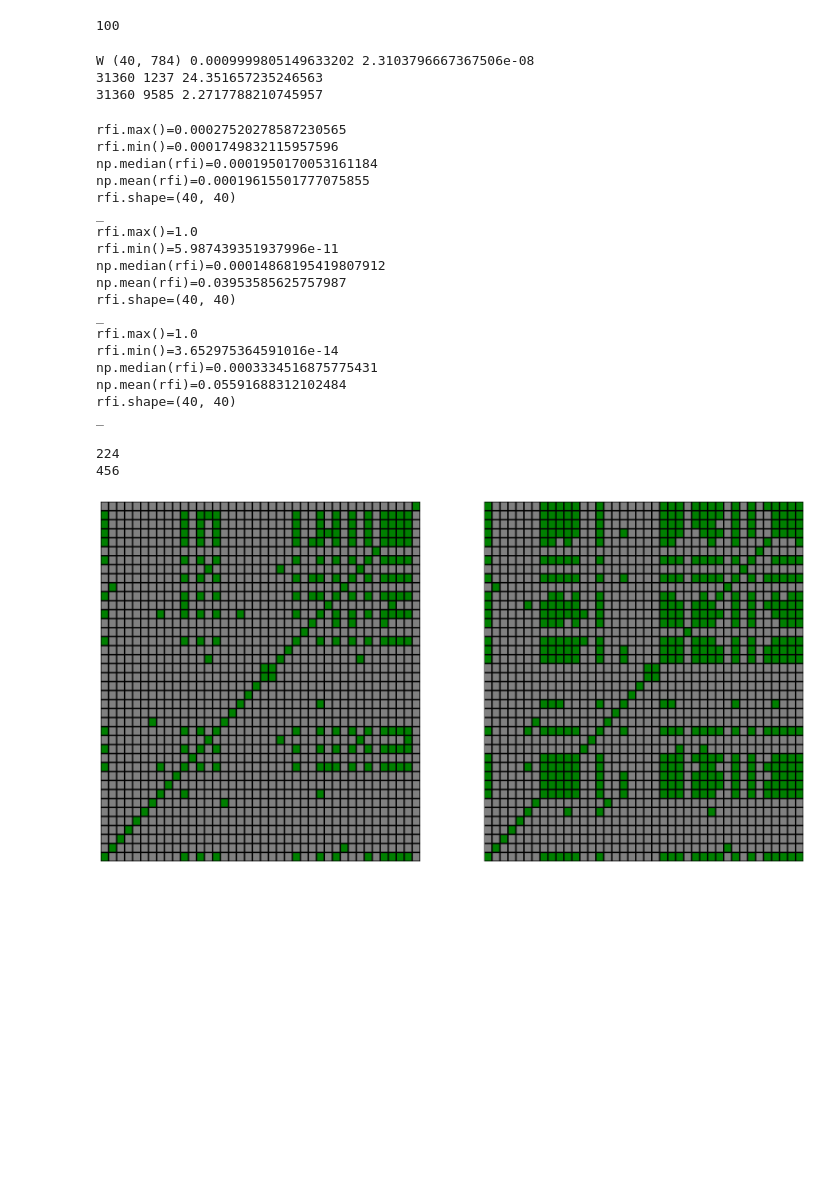
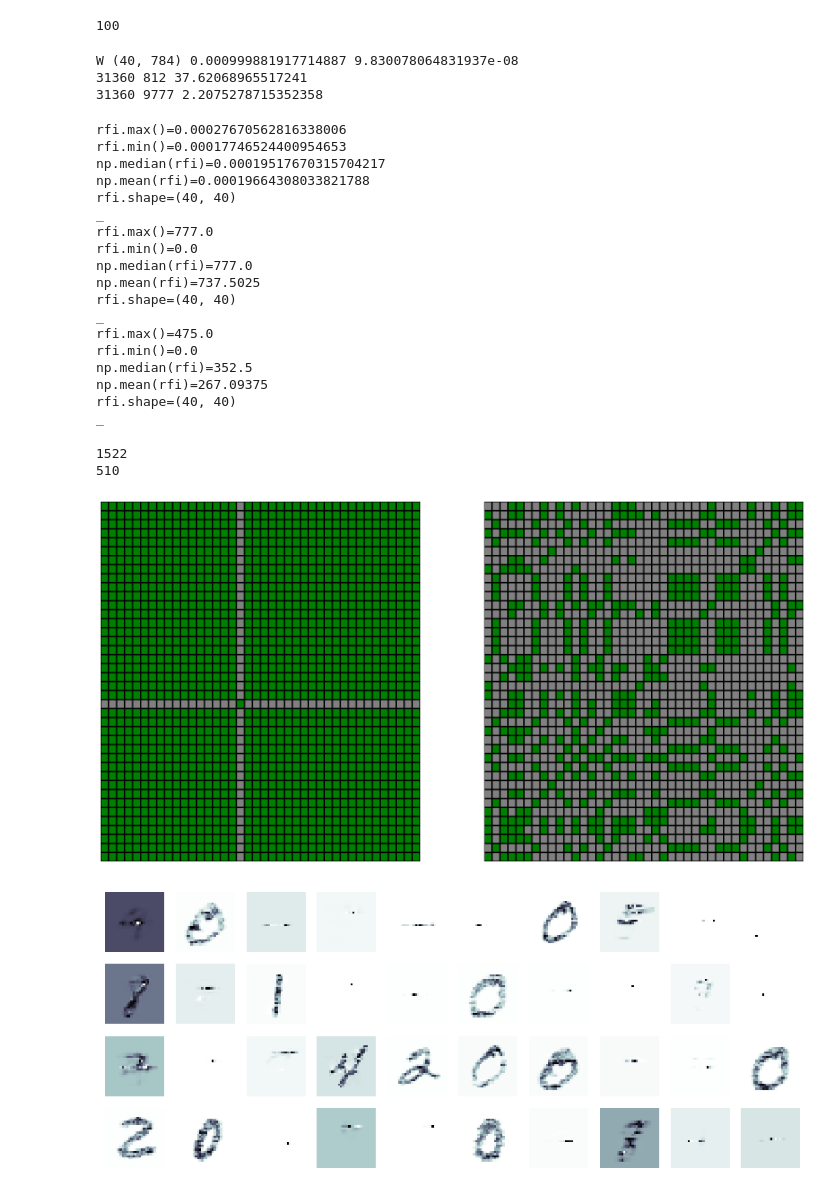
Before and after one commit to ivanoid768/bio_hebbian_with_neighbour_synapse_enforcement, a Jupyter notebook: bio_hebbian.ipynb, the cells around one changed output. Cells and saved outputs as stored; diff of their text form; code cells hidden in the pictures.

```diff
--- a/bio_hebbian.ipynb
+++ b/bio_hebbian.ipynb
@@ -99,8 +99,10 @@ for epoch_idx in range(epoch_cnt):
 
     if epoch_idx == 1 or epoch_idx == (epoch_cnt - 1):
         # receptive fields intersection
-        WT = np.expand_dims(W, axis=1)
-        WW = np.abs(WT - W)**4
+        bit_W = np.zeros(W.shape)
+        bit_W[W != 0] = 1
+        WT = np.expand_dims(bit_W, axis=1)
+        WW = np.abs(WT - bit_W)
         # print(WW)
         # RFI = np.array(np.sum(WW == 0, axis=2), dtype='float')
         # RFI = W.shape[1] - np.sum(WW == 0, axis=2)
@@ -109,15 +111,15 @@ for epoch_idx in range(epoch_cnt):
         # print(RFI.min(), RFI.max())
         # RFI = np.max(RFI) - RFI
         # RFI = RFI / np.max(RFI)
-        RFI = 1 / np.exp(RFI)
+        RFI = np.max(RFI) - RFI
 
         RFI_l.append(RFI)
 
         print(W.size, np.sum(W == 0), np.sum(W != 0) / np.sum(W == 0))
 # %% [output]
-W (40, 784) 0.0009999805149633202 2.3103796667367506e-08
-31360 1237 24.351657235246563
-31360 9585 2.2717788210745957
+W (40, 784) 0.000999881917714887 9.830078064831937e-08
+31360 812 37.62068965517241
+31360 9777 2.2075278715352358
 # %%
 for RFI in RFI_l:
     # rfi = 1 / np.exp(np.copy(RFI))
@@ -130,22 +132,22 @@ for RFI in RFI_l:
     print(f'{rfi.shape=}')
     print('_')
 # %% [output]
-rfi.max()=0.00027520278587230565
-rfi.min()=0.0001749832115957596
-np.median(rfi)=0.0001950170053161184
-np.mean(rfi)=0.00019615501777075855
+rfi.max()=0.00027670562816338006
+rfi.min()=0.00017746524400954653
+np.median(rfi)=0.00019517670315704217
+np.mean(rfi)=0.00019664308033821788
 rfi.shape=(40, 40)
 _
-rfi.max()=1.0
-rfi.min()=5.987439351937996e-11
-np.median(rfi)=0.00014868195419807912
-np.mean(rfi)=0.03953585625757987
+rfi.max()=777.0
+rfi.min()=0.0
+np.median(rfi)=777.0
+np.mean(rfi)=737.5025
 rfi.shape=(40, 40)
 _
-rfi.max()=1.0
-rfi.min()=3.652975364591016e-14
-np.median(rfi)=0.0003334516875775431
-np.mean(rfi)=0.05591688312102484
+rfi.max()=475.0
+rfi.min()=0.0
+np.median(rfi)=352.5
+np.mean(rfi)=267.09375
 rfi.shape=(40, 40)
 _
 # %%
@@ -153,40 +155,40 @@ from pylab import *
 from matplotlib import colors
 %matplotlib inline
 
 # for RFI in RFI_l:
 #     print(RFI.max())
 #     print(RFI.min())
 #     print(np.median(RFI_l))
 #     print('_')
 
 size = 10
-figure(figsize=(len(RFI_l) * size, 1* size))
-cmap = colors.ListedColormap(['grey','green'])
+figure(figsize=(len(RFI_l) * size, 1 * size))
+cmap = colors.ListedColormap(['grey', 'green'])
 
 for RFI_idx in range(1, len(RFI_l)):
     rfi = np.copy(RFI_l[RFI_idx])
     img = np.zeros(rfi.shape)
     # rfi = np.max(rfi) - rfi
 
-    tr = 0.9 * np.mean(rfi)
+    # tr = 1.0 * np.mean(rfi)
     # print(rfi.min())
-    # tr = 0.0005
+    tr = 0.5 * W.shape[1]
     img[np.where(rfi <= tr)] = 0
     img[np.where(rfi > tr)] = 1
 
     print(np.sum(img == 1))
 
     subplot(1, len(RFI_l), RFI_idx + 1)
 
     plt.pcolor(img, cmap=cmap, edgecolors='k', linewidths=2)
     # imshow(rfi, interpolation='none', aspect='auto', cmap='gray')
     axis("off")
 
 show()
 # %% [output]
-224
-456
+1522
+510
-[figure, old version]
+[figure, new version]
 # %%
 row_size = 10
 col_size = int(layer_size / row_size)
@@ -206,4 +208,4 @@ for col_idx in range(col_size):
 
 show()
 # %% [output]
-[figure, old version]
+[figure, new version]
```
Also changed, not shown: 1 other file.
